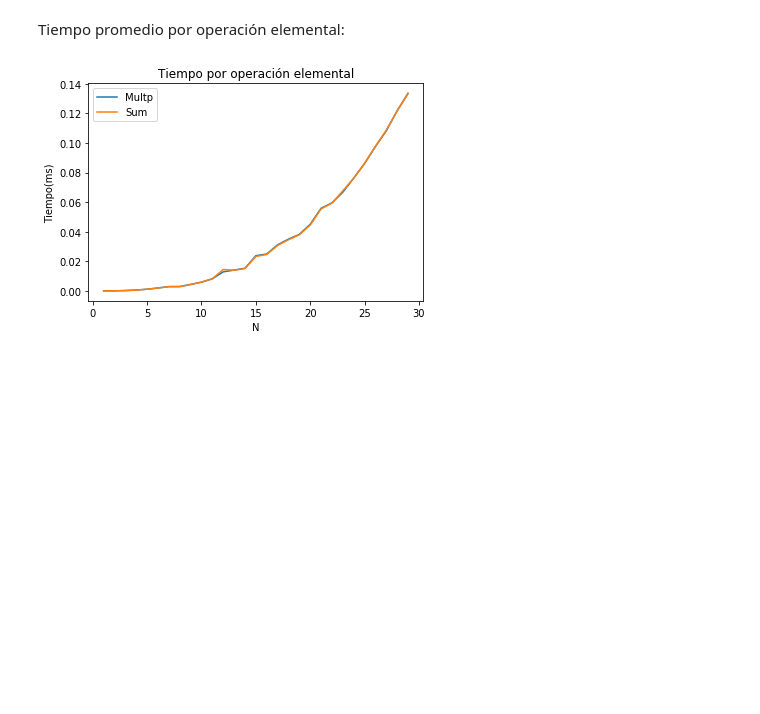
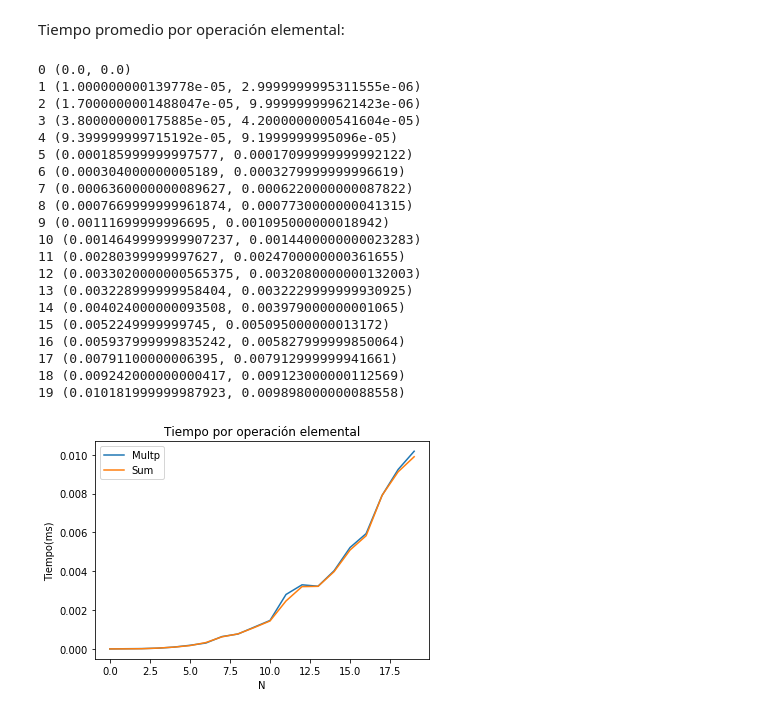
Before and after one commit to Zimelor/algoritmos-2018-01, a Jupyter notebook: mattest.ipynb, the cells around one changed output. Cells and saved outputs as stored; diff of their text form; code cells hidden in the pictures; blank space fills up the shorter version.

```diff
--- a/mattest.ipynb
+++ b/mattest.ipynb
@@ -50,15 +50,36 @@ times1 = test(50)
 Tiempo promedio por operación elemental:
 # %%
 def test1(N):
-    X = np.arange(1,N)
-    Y = [multp(i) for i in range(1,N)]
-    tAvg = [(times1[i][0]/i*i,times1[i][1]/i*i) for i in range(1,N)]
+    X = np.arange(N)
+    Y = [multp(i) for i in range(N)]
+    tAvg = [Y[0]] + [(Y[i][0]/i*i,Y[i][1]/i*i) for i in range(1,N)]
     plt.xlabel('N')
     plt.ylabel('Tiempo(ms)')
     plt.title('Tiempo por operación elemental')
     plt.plot(X,Y)
     plt.legend(['Multp','Sum']);
-
-test1(30)
+    for i in range(N):
+        print(i, tAvg[i])
+test1(20)
 # %% [output]
+0 (0.0, 0.0)
+1 (1.000000000139778e-05, 2.9999999995311555e-06)
+2 (1.7000000001488047e-05, 9.999999999621423e-06)
+3 (3.800000000175885e-05, 4.2000000000541604e-05)
+4 (9.399999999715192e-05, 9.1999999995096e-05)
+5 (0.000185999999997577, 0.00017099999999992122)
+6 (0.000304000000005189, 0.0003279999999996619)
+7 (0.0006360000000089627, 0.0006220000000087822)
+8 (0.0007669999999961874, 0.0007730000000041315)
+9 (0.00111699999996695, 0.001095000000018942)
+10 (0.0014649999999907237, 0.0014400000000023283)
+11 (0.00280399999997627, 0.0024700000000361655)
+12 (0.0033020000000565375, 0.0032080000000132003)
+13 (0.003228999999958404, 0.0032229999999930925)
+14 (0.004024000000093508, 0.003979000000001065)
+15 (0.0052249999999745, 0.005095000000013172)
+16 (0.005937999999835242, 0.005827999999850064)
+17 (0.00791100000006395, 0.007912999999941661)
+18 (0.009242000000000417, 0.009123000000112569)
+19 (0.010181999999987923, 0.009898000000088558)
-[figure, old version]
+[figure, new version]
```
